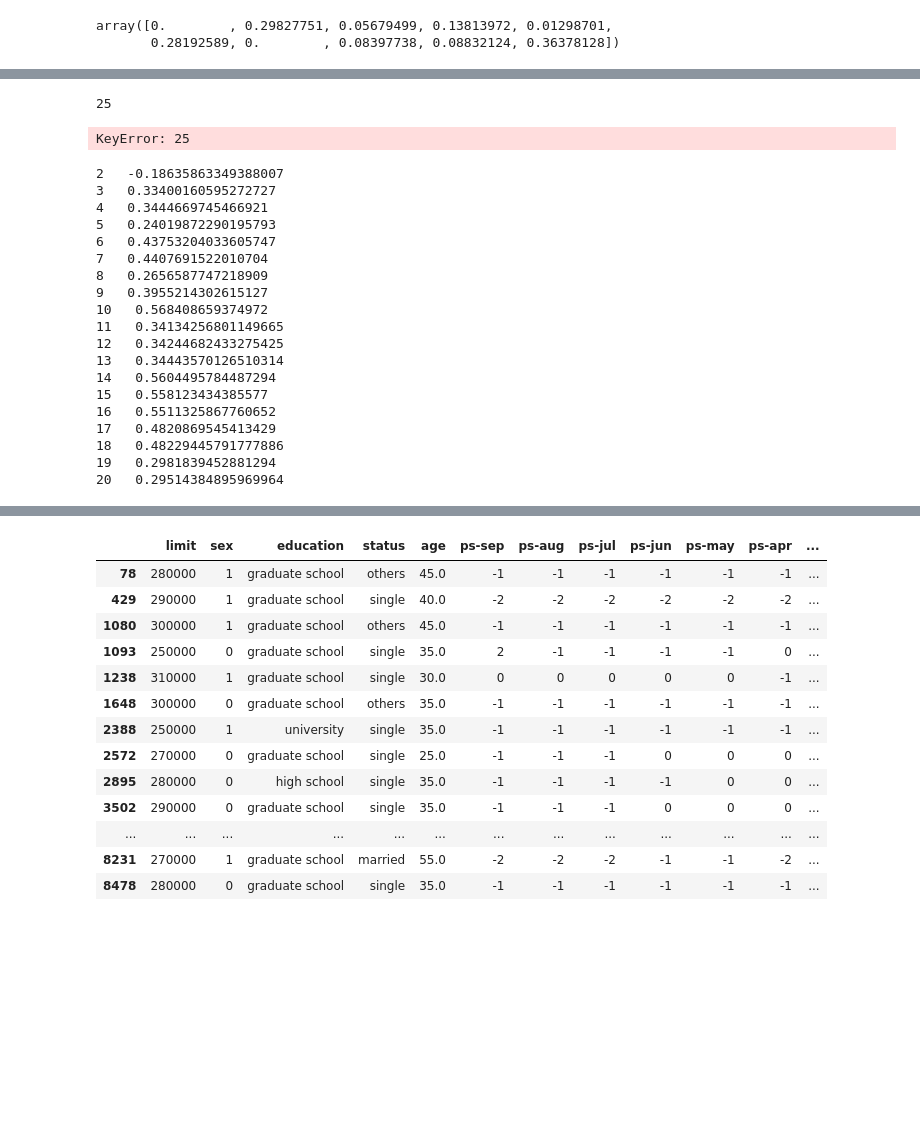
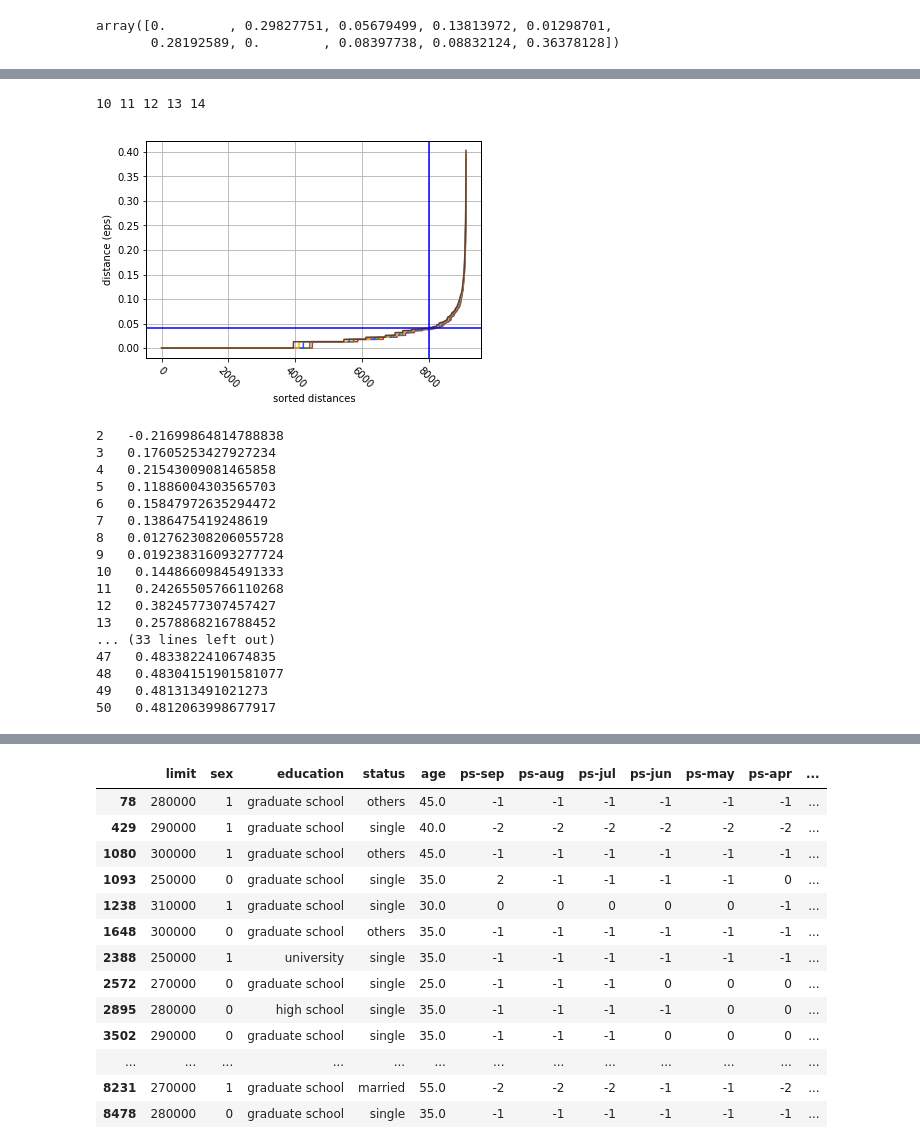
Before and after one commit to GaspareG/Unipi-Data-Mining, a Jupyter notebook: notebook/CardCardDefault.ipynb, the cells around one changed output, grey strips where cells are left out. Drawn from its saved outputs; the diff is of its cells as text; code cells hidden in the pictures; blank space fills up the shorter version.

```diff
--- a/notebook/CardCardDefault.ipynb
+++ b/notebook/CardCardDefault.ipynb
@@ -1410,46 +1410,44 @@ plt.show()
 # %%
-for k in [25]:
+for k in [10, 11, 12, 13, 14]:
     print(str(k) + " ", end="")
     plt.plot(range(0, len(kth_distances[k])), sorted(kth_distances[k]))
 
 plt.ylabel('distance (eps)')
 plt.xlabel('sorted distances')
 plt.xticks(rotation=-45)
-plt.axhline(y=0.05, color='blue', linestyle='-')
+plt.axhline(y=0.04, color='blue', linestyle='-')
 plt.axvline(x=8000, color='blue', linestyle='-')
 
 plt.tick_params(axis='both', which='major')
 
 plt.show()
 # %% [output]
-25
+10 11 12 13 14
-KeyError: 25
+[figure, added]
 # %%
 dbscan_silhouette = []
 
 for k in range(min_k, max_k+1):
-    dbscan = DBSCAN(eps=0.05, min_samples=k)
+    dbscan = DBSCAN(eps=0.04, min_samples=k)
     dbscan.fit(X)
     score = silhouette_score(X, dbscan.labels_)
     print(k, " ", score)
     dbscan_silhouette.append(score)
 # %% [output]
-2   -0.18635863349388007
-3   0.33400160595272727
-4   0.3444669745466921
-5   0.24019872290195793
-6   0.43753204033605747
-7   0.4407691522010704
-8   0.2656587747218909
-9   0.3955214302615127
-10   0.568408659374972
-11   0.34134256801149665
-12   0.34244682433275425
-13   0.34443570126510314
-14   0.5604495784487294
-15   0.558123434385577
-16   0.5511325867760652
-17   0.4820869545413429
-18   0.48229445791777886
-19   0.2981839452881294
-20   0.29514384895969964
+2   -0.21699864814788838
+3   0.17605253427927234
+4   0.21543009081465858
+5   0.11886004303565703
+6   0.15847972635294472
+7   0.1386475419248619
+8   0.012762308206055728
+9   0.019238316093277724
+10   0.14486609845491333
+11   0.24265505766110268
+12   0.3824577307457427
+13   0.2578868216788452
+... (33 lines left out)
+47   0.4833822410674835
+48   0.48304151901581077
+49   0.481313491021273
+50   0.4812063998677917
```
Also changed, not shown: parts of 55 cells of this notebook, 13 other files.
